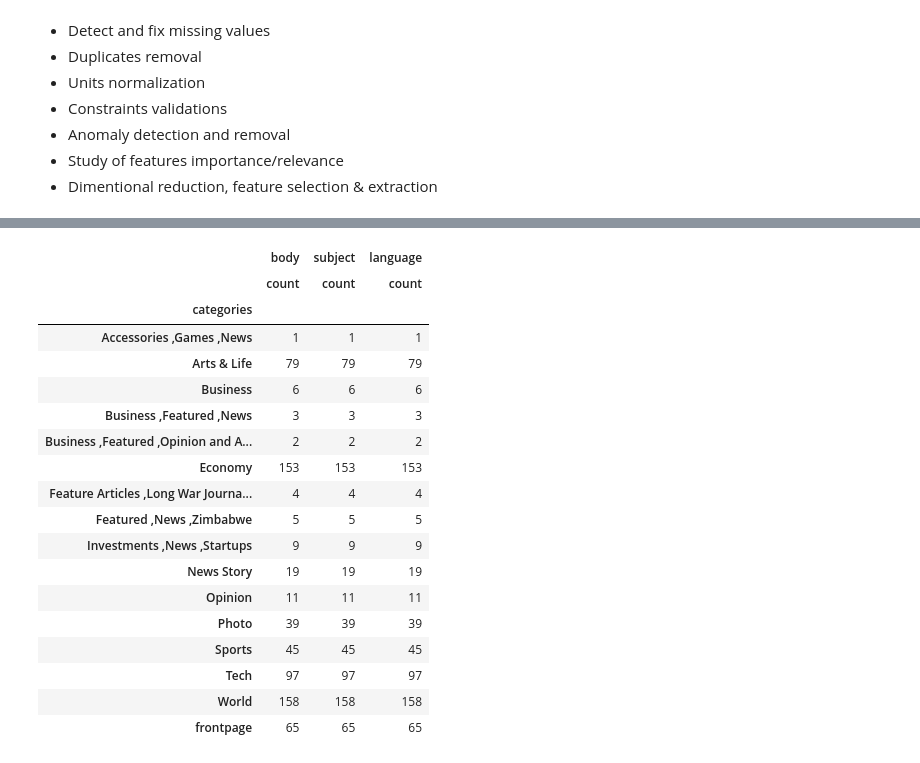
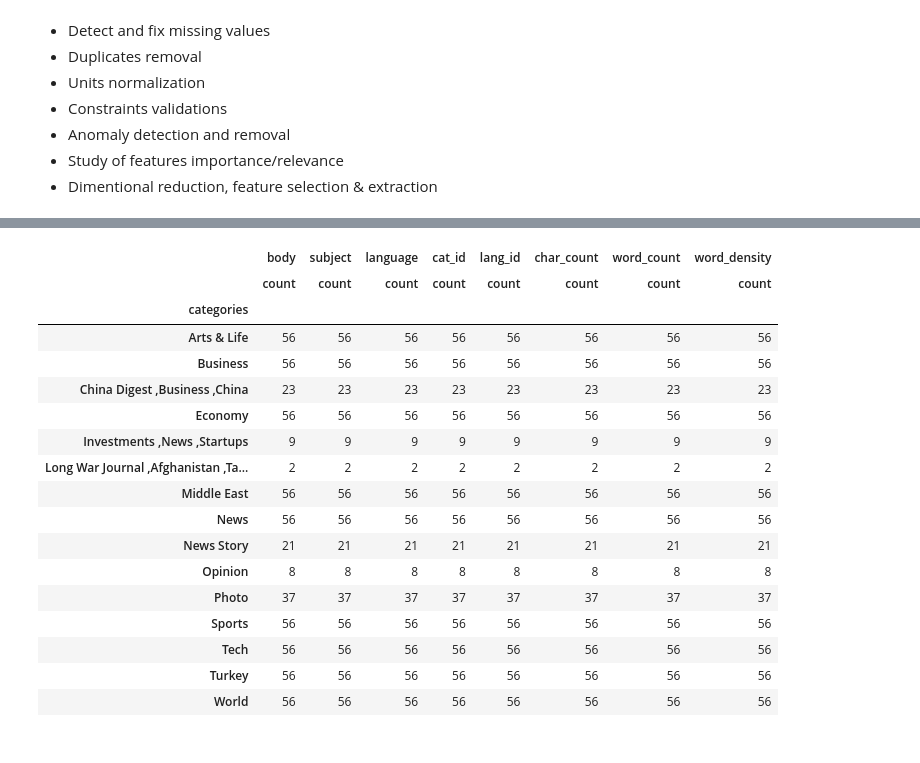
Before and after one commit to saidsef/ml-classifier, a Jupyter notebook: classifier-ml.ipynb, the cells around one changed output, grey strips where cells are left out. Cells and saved outputs as stored; diff of their text form; code cells hidden in the pictures.

```diff
--- a/classifier-ml.ipynb
+++ b/classifier-ml.ipynb
@@ -77,0 +57,6 @@ def lst2str(x):
+# %%
+df['cat_id']       = df['categories'].factorize()[0]
+df['lang_id']      = df['language'].factorize()[0]
+df['char_count']   = df['body'].apply(len)
+df['word_count']   = df['body'].apply(lambda x: len(x.split()))
+df['word_density'] = df['char_count'] / (df['word_count']+1)
@@ -78,5 +77,3 @@ def lst2str(x):
 # %%
-# df['categories'] = df['categories'].apply(lst2str)
+df = df[df.categories != 'Frontpage']
+df = df[df.categories != 'Uncategorized']
-# %%
-df.drop_duplicates(inplace=True)
-df.head(1).T
@@ -89,29 +80,23 @@ df.head(1).T
-# %%
-df = df[df.categories != 'News']
-df = df[df.categories != 'Turkey']
-df = df[df.categories != 'BUSINESS']
-df = df[df.categories != 'Uncategorized']
 # %%
 # df.groupby('categories')['categories'].count().value_counts(ascending=False)
-# df.groupby('categories')['categories'].count().sort_values(ascending=False).drop_duplicates().head(15)
-df.groupby(['categories']).agg({'count'}).drop_duplicates()
+df = df.loc[(df.groupby('categories').cumcount() > 8)]
+df.groupby(['categories']).agg({'count'})
 # %% [output]
-|  | body | subject | language |
-|  | count | count | count |
-| categories |  |  |  |
-| Accessories ,Games ,News | 1 | 1 | 1 |
-| Arts & Life | 79 | 79 | 79 |
-| Business | 6 | 6 | 6 |
-| Business ,Featured ,News | 3 | 3 | 3 |
-| Business ,Featured ,Opinion and A... | 2 | 2 | 2 |
-| Economy | 153 | 153 | 153 |
-| Feature Articles ,Long War Journa... | 4 | 4 | 4 |
-| Featured ,News ,Zimbabwe | 5 | 5 | 5 |
-| Investments ,News ,Startups | 9 | 9 | 9 |
-| News Story | 19 | 19 | 19 |
-| Opinion | 11 | 11 | 11 |
-| Photo | 39 | 39 | 39 |
-| Sports | 45 | 45 | 45 |
-| Tech | 97 | 97 | 97 |
-| World | 158 | 158 | 158 |
-| frontpage | 65 | 65 | 65 |
+|  | body | subject | language | cat_id | lang_id | char_count | word_count | word_density |
+|  | count | count | count | count | count | count | count | count |
+| categories |  |  |  |  |  |  |  |  |
+| Arts & Life | 56 | 56 | 56 | 56 | 56 | 56 | 56 | 56 |
+| Business | 56 | 56 | 56 | 56 | 56 | 56 | 56 | 56 |
+| China Digest ,Business ,China | 23 | 23 | 23 | 23 | 23 | 23 | 23 | 23 |
+| Economy | 56 | 56 | 56 | 56 | 56 | 56 | 56 | 56 |
+| Investments ,News ,Startups | 9 | 9 | 9 | 9 | 9 | 9 | 9 | 9 |
+| Long War Journal ,Afghanistan ,Ta... | 2 | 2 | 2 | 2 | 2 | 2 | 2 | 2 |
+| Middle East | 56 | 56 | 56 | 56 | 56 | 56 | 56 | 56 |
+| News | 56 | 56 | 56 | 56 | 56 | 56 | 56 | 56 |
+| News Story | 21 | 21 | 21 | 21 | 21 | 21 | 21 | 21 |
+| Opinion | 8 | 8 | 8 | 8 | 8 | 8 | 8 | 8 |
+| Photo | 37 | 37 | 37 | 37 | 37 | 37 | 37 | 37 |
+| Sports | 56 | 56 | 56 | 56 | 56 | 56 | 56 | 56 |
+| Tech | 56 | 56 | 56 | 56 | 56 | 56 | 56 | 56 |
+| Turkey | 56 | 56 | 56 | 56 | 56 | 56 | 56 | 56 |
+| World | 56 | 56 | 56 | 56 | 56 | 56 | 56 | 56 |
```
Also changed, not shown: parts of 27 cells of this notebook.
